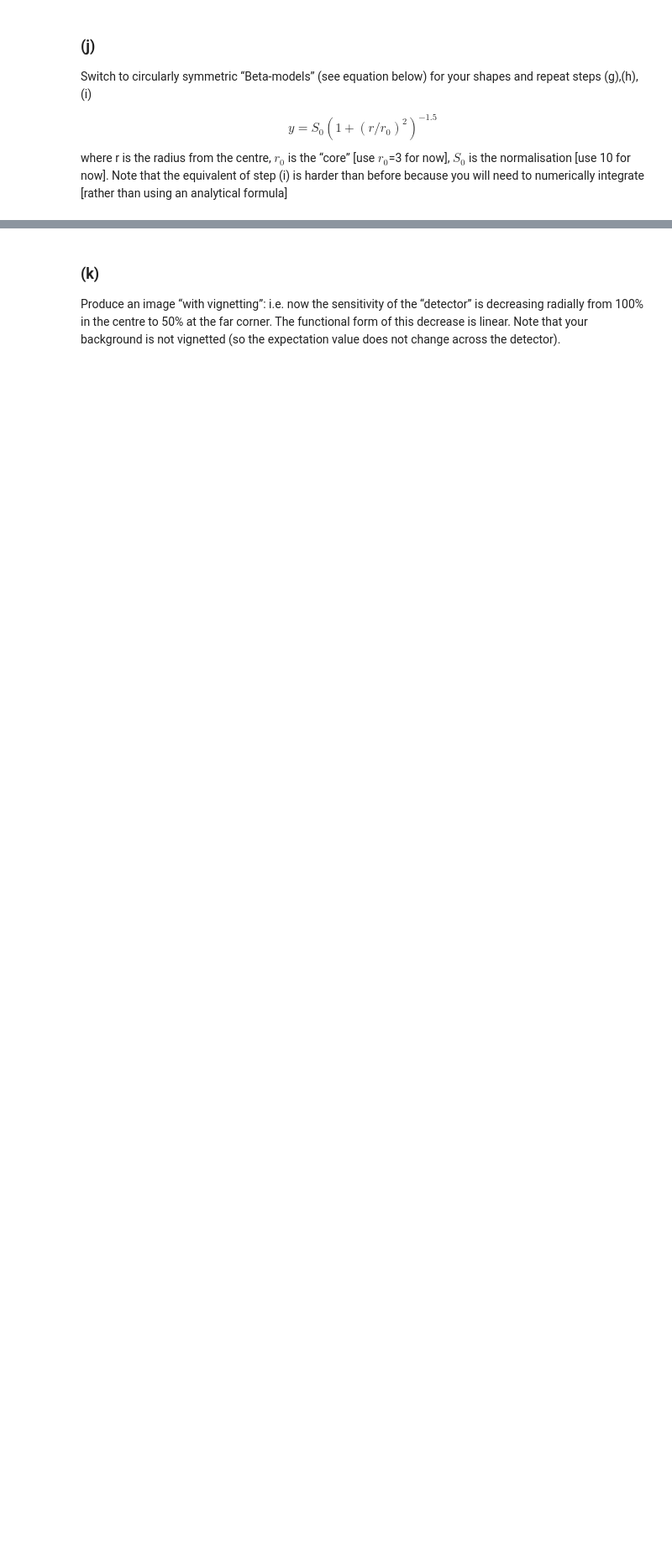
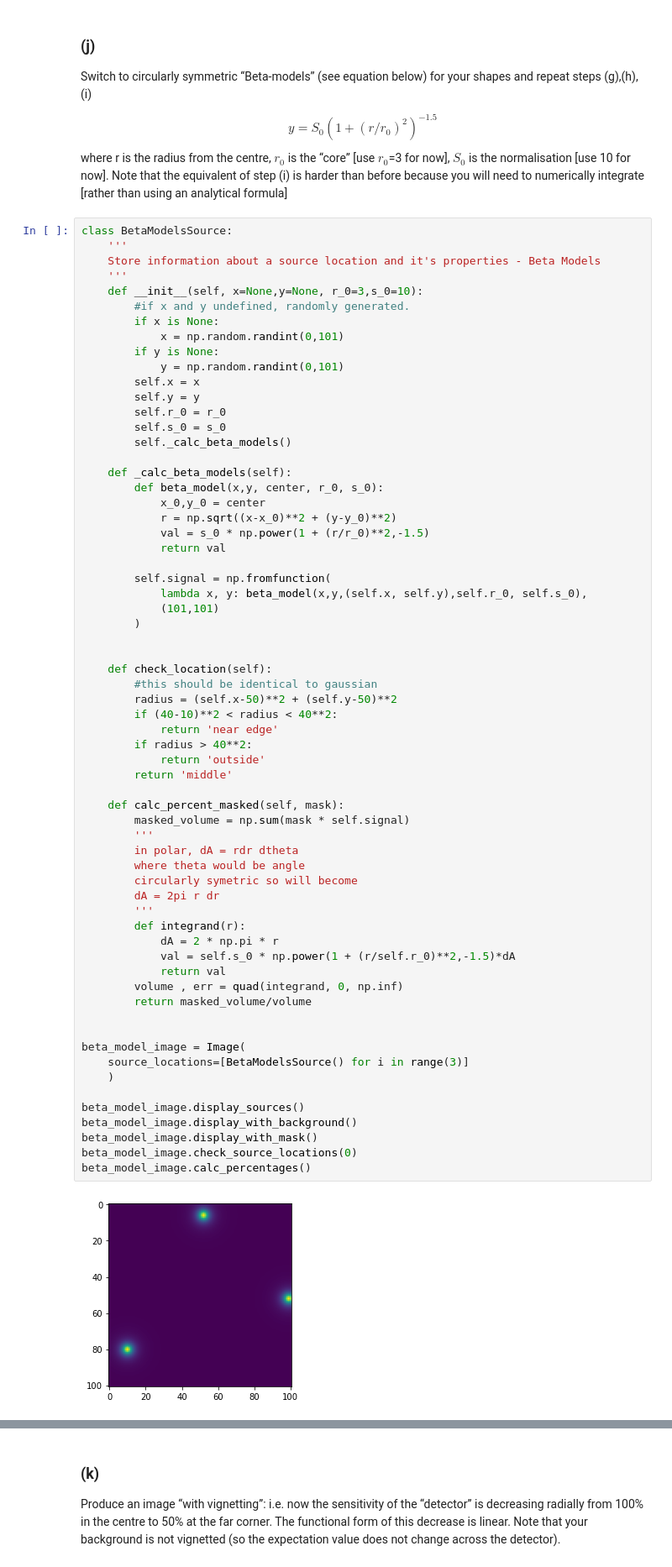
Before and after one commit to TobyWallage/PythonAssessment, a Jupyter notebook: Assessment.ipynb, the cells around one changed output, grey strips where cells are left out. Shown at 84% size. Saved outputs shown, nothing was run; the diff lists cells and outputs as text; blank space fills up the shorter version.

```diff
--- a/Assessment.ipynb
+++ b/Assessment.ipynb
@@ -340,3 +345,69 @@ Switch to circularly symmetric “Beta-models’’  (see equation below) for yo
 
 $$ y=S_0(1 + (r/r_0)^2 )^{-1.5} $$
 where r is the radius from the centre, $r_0$ is the “core” [use $r_0$=3 for now], $S_0$ is the normalisation [use 10 for now]. Note that the equivalent of step (i) is harder than before because you will need to numerically integrate [rather than using an analytical formula]
+# %%
+class BetaModelsSource:
+    '''
+    Store information about a source location and it's properties - Beta Models
+    '''
+    def __init__(self, x=None,y=None, r_0=3,s_0=10):
+        #if x and y undefined, randomly generated.
+        if x is None:
+            x = np.random.randint(0,101)
+        if y is None:
+            y = np.random.randint(0,101)
+        self.x = x
+        self.y = y
+        self.r_0 = r_0
+        self.s_0 = s_0
+        self._calc_beta_models()
+
+    def _calc_beta_models(self):
+        def beta_model(x,y, center, r_0, s_0):
+            x_0,y_0 = center
+            r = np.sqrt((x-x_0)**2 + (y-y_0)**2)
+            val = s_0 * np.power(1 + (r/r_0)**2,-1.5)
+            return val
+
+        self.signal = np.fromfunction(
+            lambda x, y: beta_model(x,y,(self.x, self.y),self.r_0, self.s_0),
+            (101,101)
+        )
+
+
+    def check_location(self):
+        #this should be identical to gaussian
+        radius = (self.x-50)**2 + (self.y-50)**2
+        if (40-10)**2 < radius < 40**2:
+            return 'near edge'
+        if radius > 40**2:
+            return 'outside'
+        return 'middle'
+
+    def calc_percent_masked(self, mask):
+        masked_volume = np.sum(mask * self.signal)
+        '''
+        in polar, dA = rdr dtheta
+        where theta would be angle
+        circularly symetric so will become
+        dA = 2pi r dr
+        '''
+        def integrand(r):
+            dA = 2 * np.pi * r
+            val = self.s_0 * np.power(1 + (r/self.r_0)**2,-1.5)*dA
+            return val
+        volume , err = quad(integrand, 0, np.inf)
+        return masked_volume/volume
+
+
+beta_model_image = Image(
+    source_locations=[BetaModelsSource() for i in range(3)]
+    )
+
+beta_model_image.display_sources()
+beta_model_image.display_with_background()
+beta_model_image.display_with_mask()
+beta_model_image.check_source_locations(0)
+beta_model_image.calc_percentages()
+# %% [output]
+[figure, added]
```
Also changed, not shown: parts of 8 cells of this notebook.
